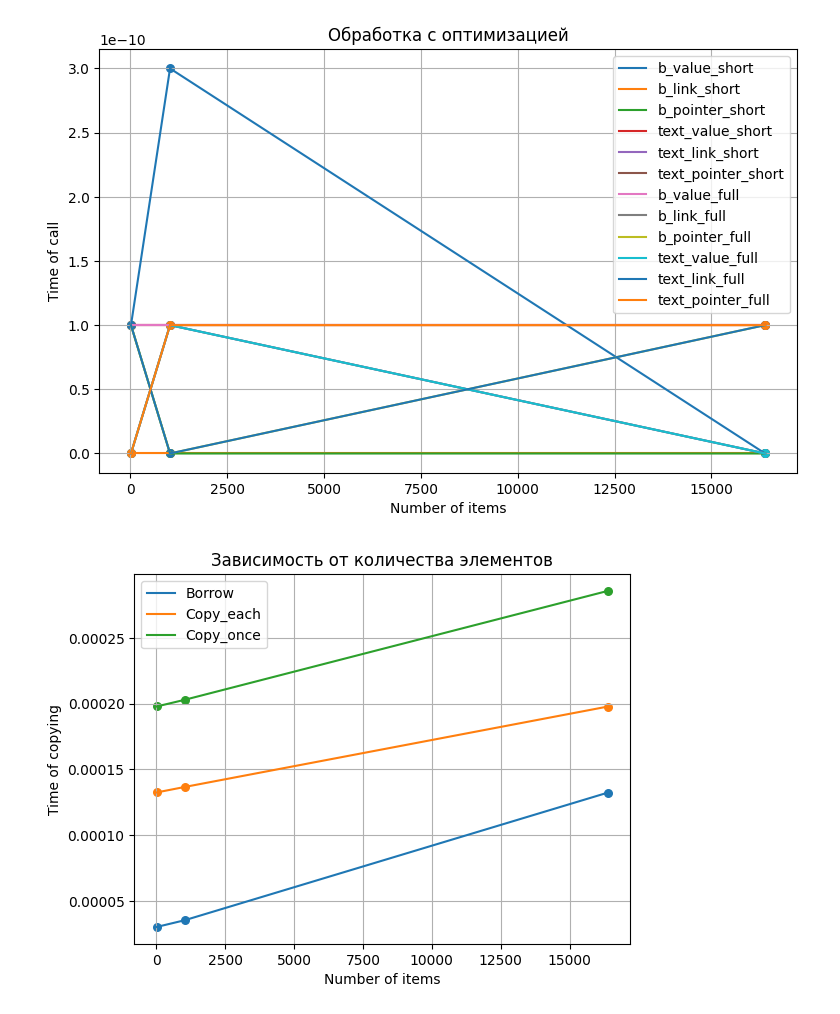
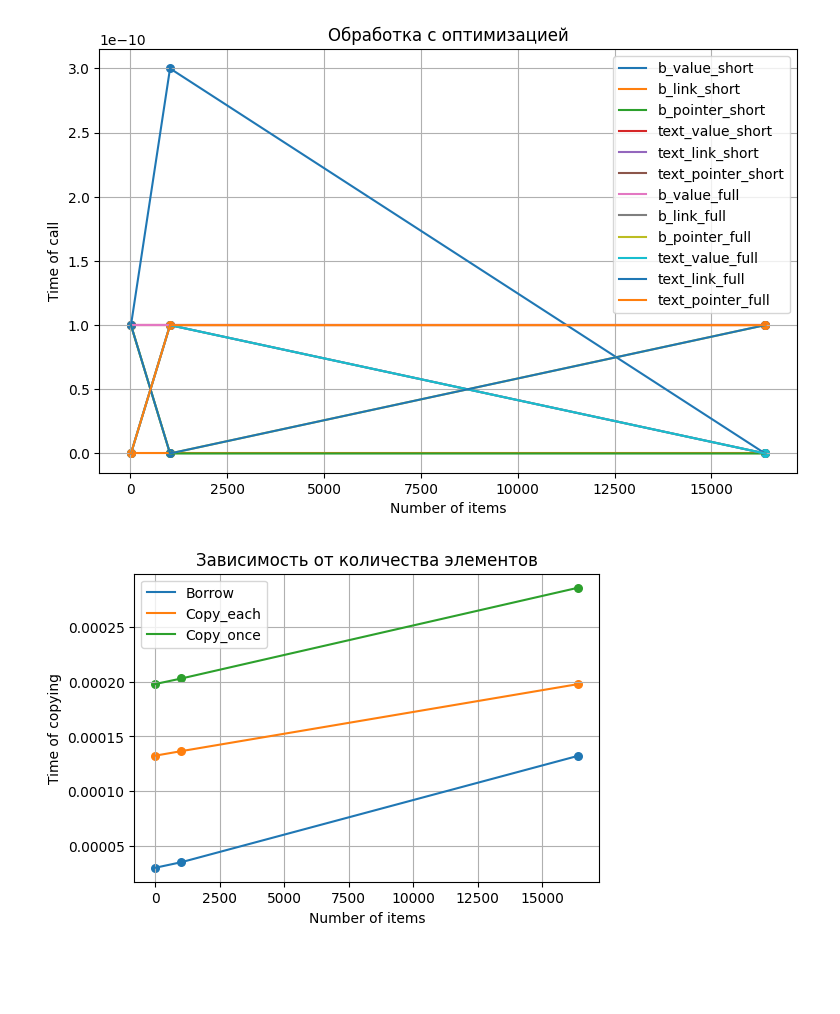
Before and after one commit to Polly23125/Informatics, a Jupyter notebook: Lab_string/graph.ipynb, the cells around one changed output. Saved outputs shown, nothing was run; the diff lists cells and outputs as text; code cells hidden in the pictures; blank space fills up the shorter version.

```diff
--- a/Lab_string/graph.ipynb
+++ b/Lab_string/graph.ipynb
@@ -285,19 +281,20 @@ t_16384_o = [t[8], t[17], t[26]]
 # %%
+plt.figure(figsize=[6,4])
 plt.scatter(n, t_100_b, s=30)
 plt.scatter(n, t_100_e, s=30)
 plt.scatter(n, t_100_o, s=30)
 
 plt.plot(n, t_100_b, label='Borrow' )
 plt.plot(n, t_100_e, label='Copy_each')
 plt.plot(n, t_100_o, label='Copy_once')
 
 plt.title("Зависимость от количества элементов")
 plt.xlabel('Number of items')
 plt.ylabel('Time of copying')
 plt.grid()
 plt.legend()
 plt.savefig('Items_copy.pdf', format='pdf')
 plt.show()
 # %% [output]
-[figure, old version]
+[figure, new version]
 # %%
```
Also changed, not shown: parts of 8 cells of this notebook, 15 other files.
